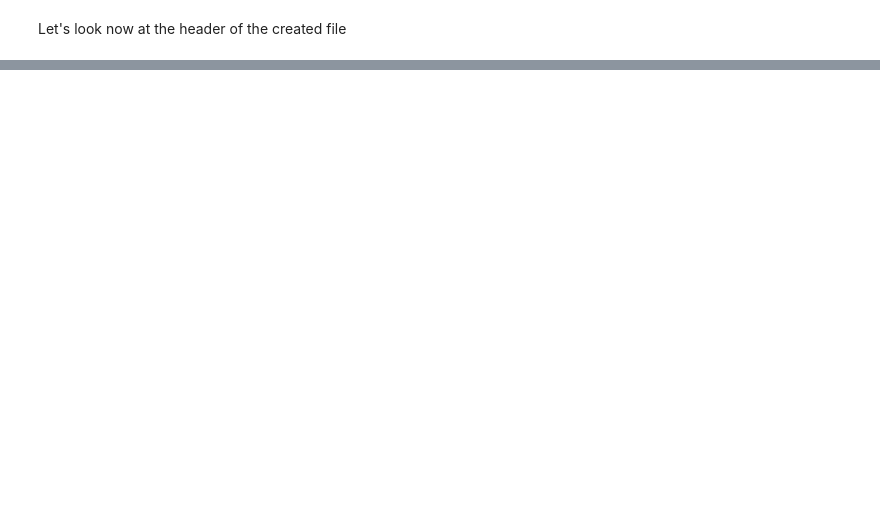
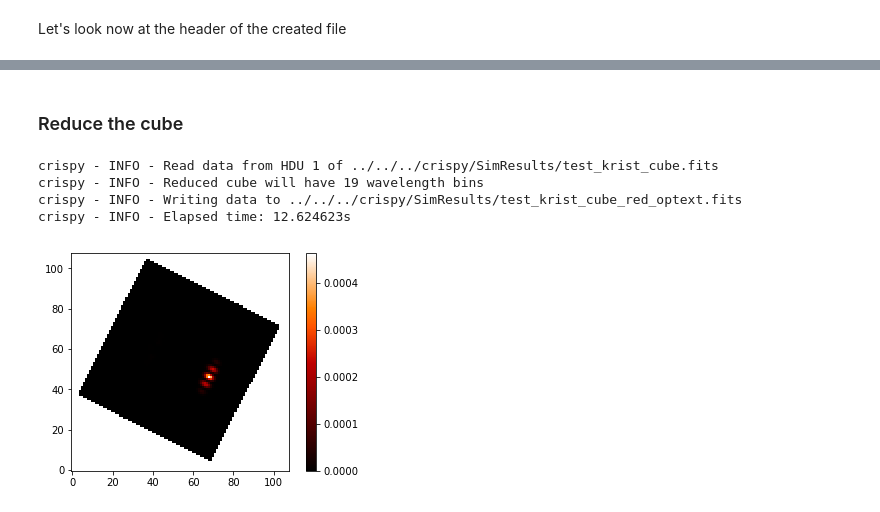
Before and after one commit to mjrfringes/crispy, a Jupyter notebook: docs/source/notebooks/Introduction.ipynb, the cells around one changed output, grey strips where cells are left out. Saved outputs shown, nothing was run; the diff lists cells and outputs as text; code cells hidden in the pictures; blank space fills up the shorter version.

```diff
--- a/docs/source/notebooks/Introduction.ipynb
+++ b/docs/source/notebooks/Introduction.ipynb
@@ -223,0 +310,10 @@ SMOOTHED=                    F / Cube NOT smoothed over bad lenslets
+# %%
+par.saveDetector=False
+lamlist = np.linspace(offaxis.header['LAM_MIN'],offaxis.header['LAM_MAX'],offaxis.header['NLAM'])*1000
+print(lamlist)
+
+from crispy.IFS import polychromeIFS
+detectorFrame = polychromeIFS(par,lamlist,offaxis,QE=True)
+
+# save
+Image(data=detectorFrame,header=par.hdr).write(par.exportDir+'/test_krist_cube.fits')
@@ -223,0 +334,17 @@ SMOOTHED=                    F / Cube NOT smoothed over bad lenslets
+# %% [markdown]
+### Reduce the cube
+# %%
+reduced = reduceIFSMap(par,par.exportDir+'/test_krist_cube.fits')
+# %% [output]
+crispy - INFO - Read data from HDU 1 of ../../../crispy/SimResults/test_krist_cube.fits
+crispy - INFO - Reduced cube will have 19 wavelength bins
+crispy - INFO - Writing data to ../../../crispy/SimResults/test_krist_cube_red_optext.fits
+crispy - INFO - Elapsed time: 12.624623s
+# %%
+def plt_ifs_optext(wchan):
+    plt.imshow(reduced.data[wchan-1,:,:],
+                cmap='gist_heat')
+    plt.colorbar()
+ipywidgets.interact(plt_ifs_optext, wchan=(1,reduced.data.shape[0]));
+# %% [output]
+[figure, added]
```
Also changed, not shown: parts of 19 cells of this notebook, 37 other files.
